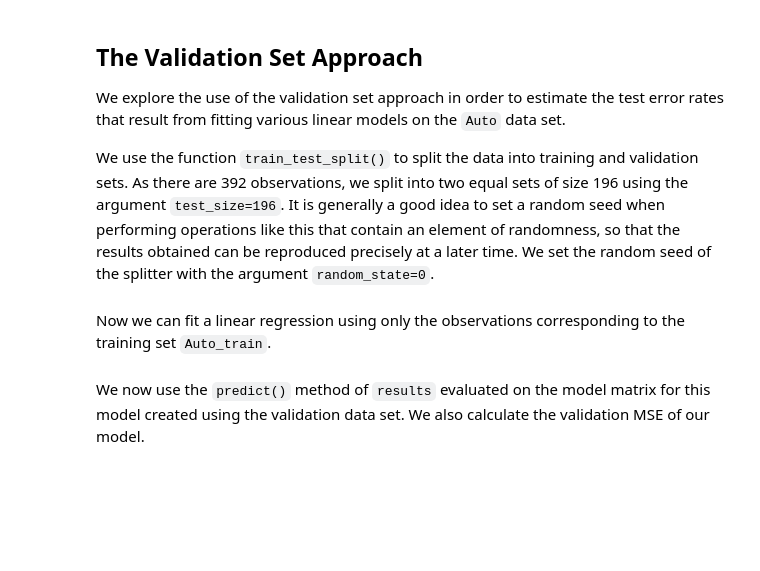
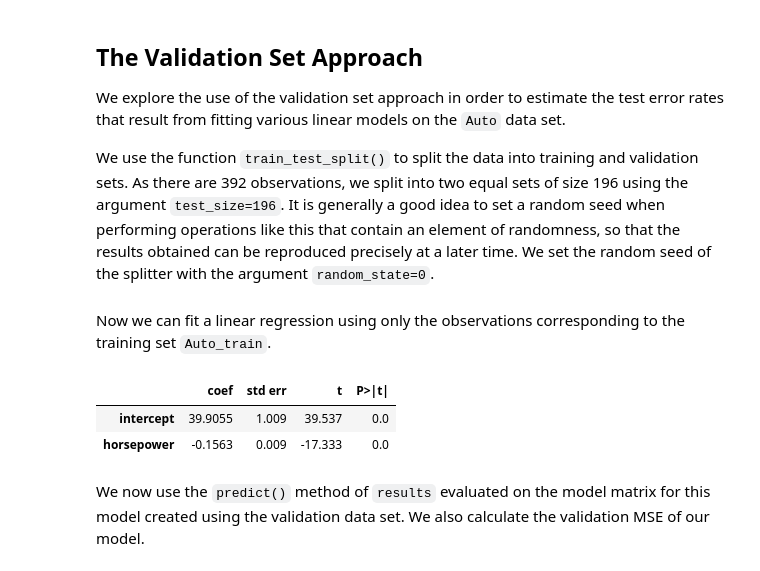
Before and after one commit to oniviev/ml-intro-project-Nivievskyi, a Jupyter notebook: Ch05_resample_lab.ipynb, the cells around one changed output. Drawn from its saved outputs; the diff is of its cells as text; code cells hidden in the pictures; blank space fills up the shorter version.

```diff
--- a/Ch05_resample_lab.ipynb
+++ b/Ch05_resample_lab.ipynb
@@ -53,9 +77,14 @@ Now we can fit a linear regression using only the observations corresponding to
 # %%
 hp_mm = MS(['horsepower'])
 X_train = hp_mm.fit_transform(Auto_train)
 y_train = Auto_train['mpg']
 model = sm.OLS(y_train, X_train)
 results = model.fit()
+summarize(results)
+# %% [output]
+|  | coef | std err | t | P>|t| |
+| intercept | 39.9055 | 1.009 | 39.537 | 0.0 |
+| horsepower | -0.1563 | 0.009 | -17.333 | 0.0 |
 # %% [markdown]
 We now use the `predict()` method of `results` evaluated on the model matrix for this model
 created using the validation data set. We also calculate the validation MSE of our model.
```
Also changed, not shown: parts of 30 cells of this notebook.
